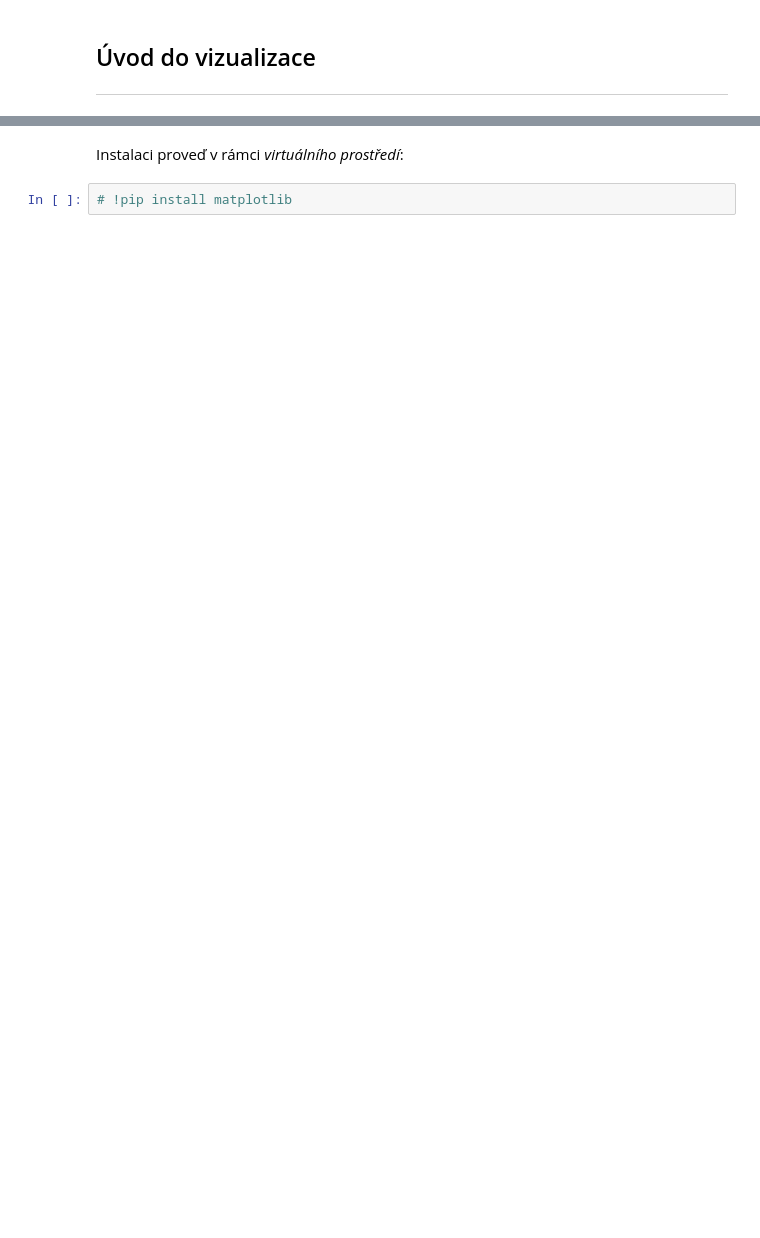
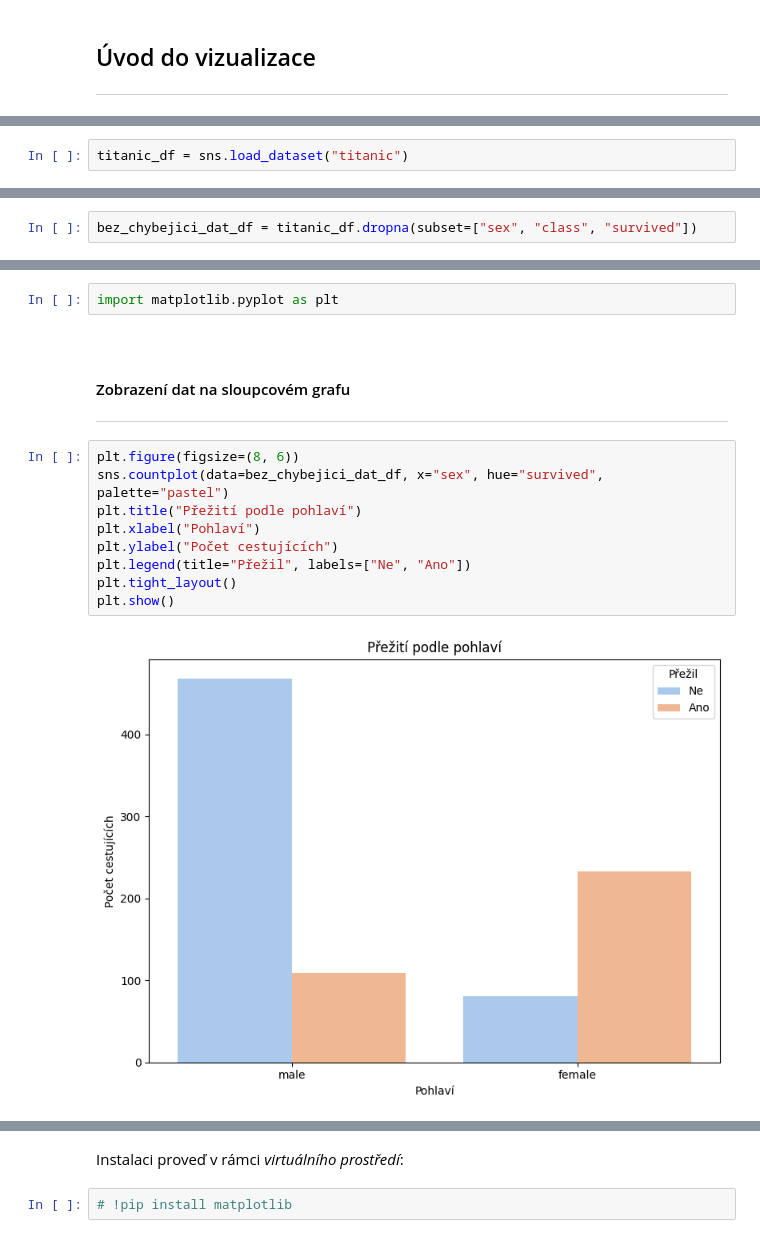
Before and after one commit to Bralor/python-data-2024, a Jupyter notebook: shared/notebooks/lesson06.ipynb, the cells around one changed output, grey strips where cells are left out. Saved outputs shown, nothing was run; the diff lists cells and outputs as text; blank space fills up the shorter version.

```diff
--- a/shared/notebooks/lesson06.ipynb
+++ b/shared/notebooks/lesson06.ipynb
@@ -42,0 +45,2 @@ Ačkoliv se jedná v mnoha ohledech o starší knihovnu, přesto nelze popřít
+# %%
+titanic_df = sns.load_dataset("titanic")
@@ -42,0 +89,2 @@ Ačkoliv se jedná v mnoha ohledech o starší knihovnu, přesto nelze popřít
+# %%
+bez_chybejici_dat_df = titanic_df.dropna(subset=["sex", "class", "survived"])
@@ -42,0 +110,19 @@ Ačkoliv se jedná v mnoha ohledech o starší knihovnu, přesto nelze popřít
+# %%
+import matplotlib.pyplot as plt
+# %% [markdown]
+<br>
+
+#### Zobrazení dat na sloupcovém grafu
+
+---
+# %%
+plt.figure(figsize=(8, 6))
+sns.countplot(data=bez_chybejici_dat_df, x="sex", hue="survived", palette="pastel")
+plt.title("Přežití podle pohlaví")
+plt.xlabel("Pohlaví")
+plt.ylabel("Počet cestujících")
+plt.legend(title="Přežil", labels=["Ne", "Ano"])
+plt.tight_layout()
+plt.show()
+# %% [output]
+[figure, added]
```
Also changed, not shown: parts of 291 cells of this notebook.
